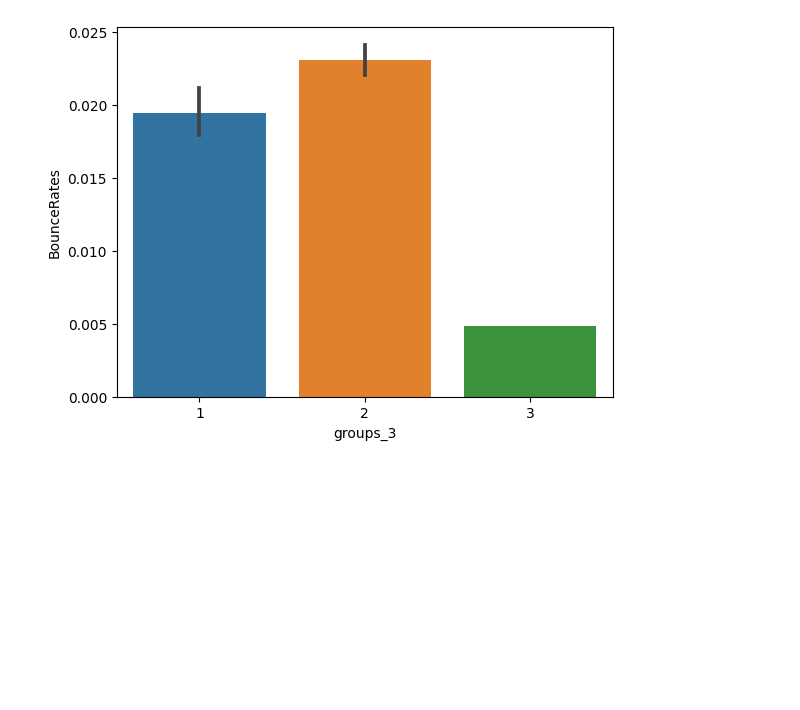
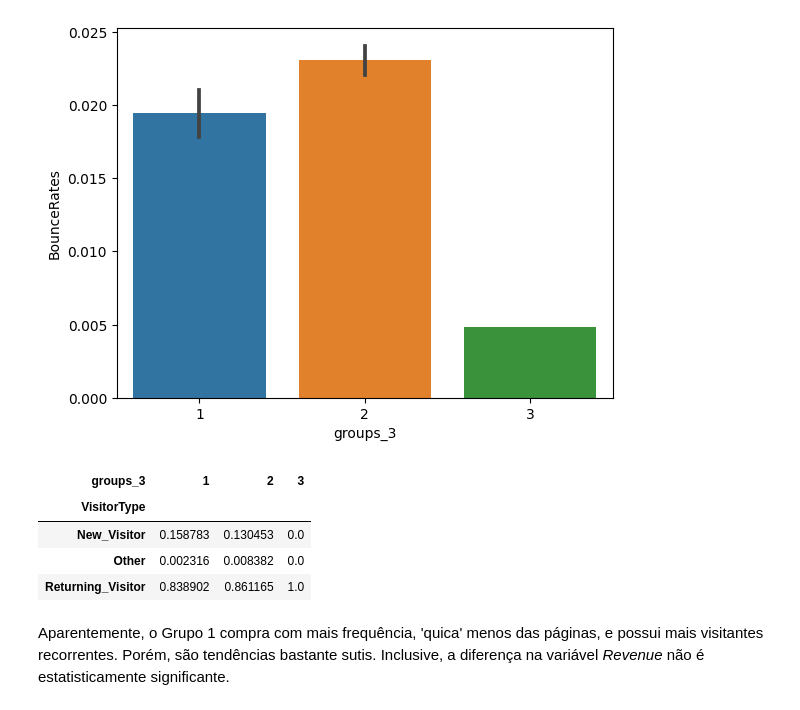
Before and after one commit to nerdmanPc/ebac_cd_mod30, a Jupyter notebook: mod30_tarefa02.ipynb, the cells around one changed output. Cells and saved outputs as stored; diff of their text form; code cells hidden in the pictures; blank space fills up the shorter version.

```diff
--- a/mod30_tarefa02.ipynb
+++ b/mod30_tarefa02.ipynb
@@ -222,3 +222,16 @@ sns.barplot(df, x='groups_3', y='BounceRates')
 # %% [output]
 <Axes: xlabel='groups_3', ylabel='BounceRates'>
 [figure]
+# %%
+#sns.barplot(df, x='groups_3', y='VisitorType')
+visitor_tab = pd.crosstab(df['VisitorType'], df['groups_3'])
+visitor_tab = visitor_tab / visitor_tab.sum()
+visitor_tab
+# %% [output]
+| groups_3 | 1 | 2 | 3 |
+| VisitorType |  |  |  |
+| New_Visitor | 0.158783 | 0.130453 | 0.0 |
+| Other | 0.002316 | 0.008382 | 0.0 |
+| Returning_Visitor | 0.838902 | 0.861165 | 1.0 |
+# %% [markdown]
+Aparentemente, o Grupo 1 compra com mais frequência, 'quica' menos das páginas, e possui mais visitantes recorrentes. Porém, são tendências bastante sutis. Inclusive, a diferença na variável *Revenue* não é estatisticamente significante.
```
Also changed, not shown: parts of 3 cells of this notebook.
